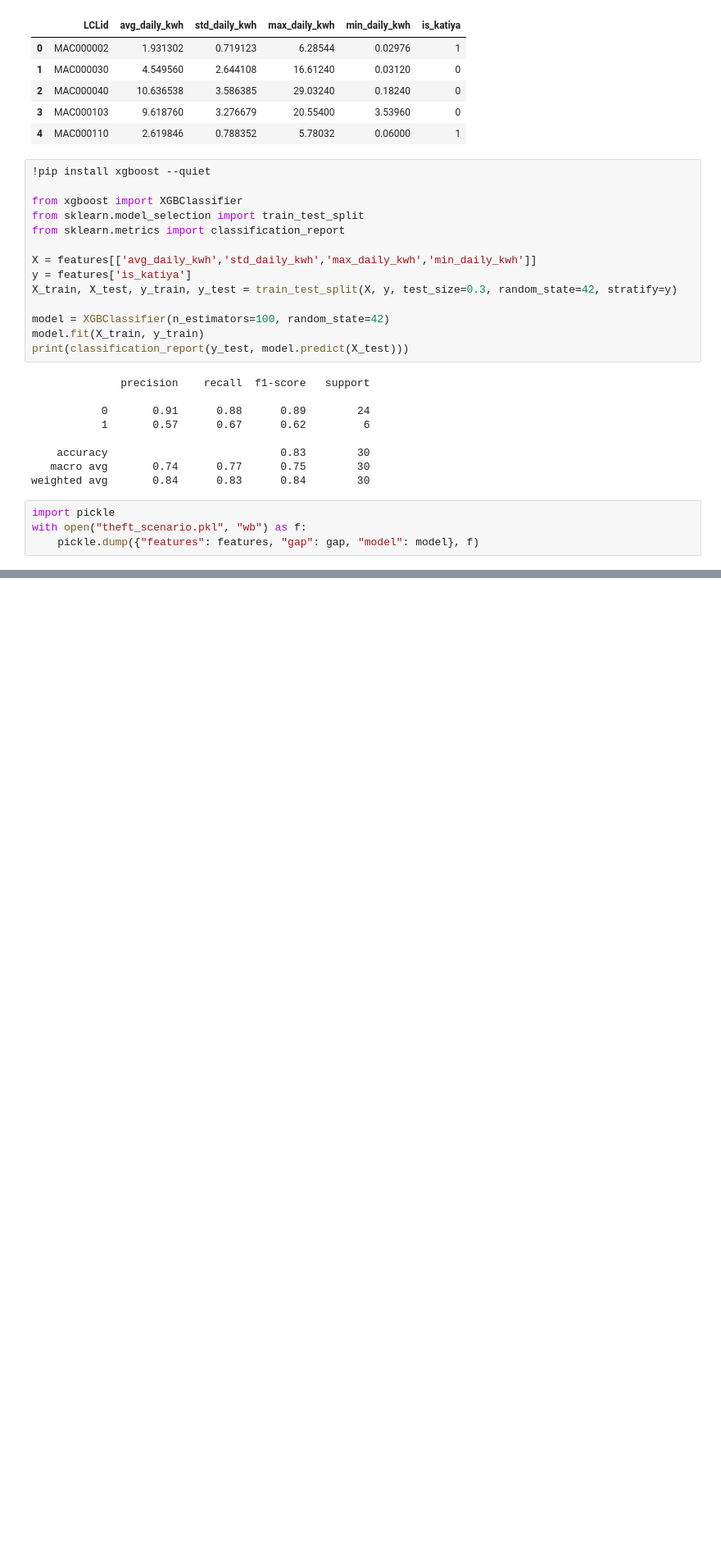
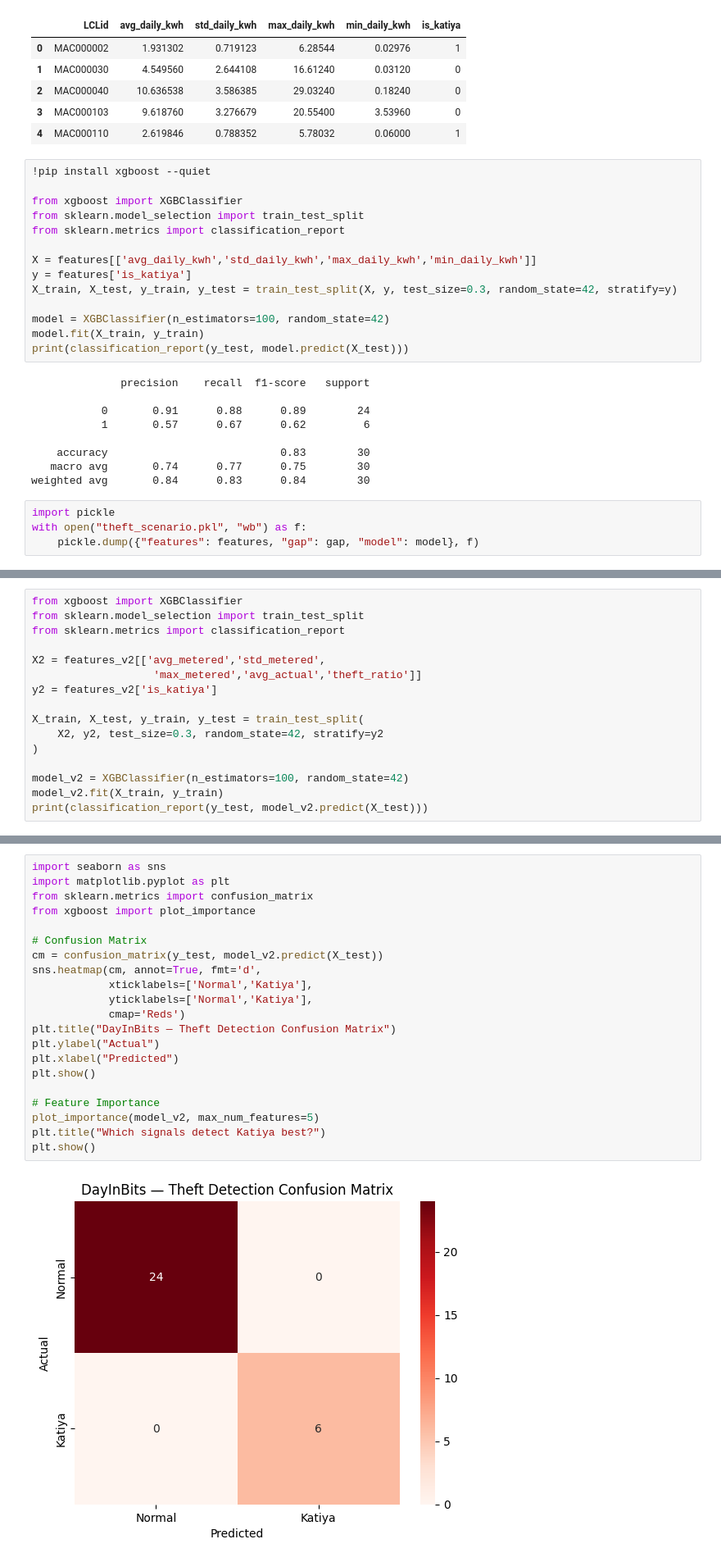
Before and after one commit to parth1rtx/SIH-2026, a Jupyter notebook: dayinbits_week1_1.ipynb, the cells around one changed output, grey strips where cells are left out. Shown at 82% size. Saved outputs shown, nothing was run; the diff lists cells and outputs as text; blank space fills up the shorter version.

Commit message:
XGBOOST Phase over

```diff
--- a/dayinbits_week1_1.ipynb
+++ b/dayinbits_week1_1.ipynb
@@ -292,0 +342,16 @@ with open("theft_scenario.pkl", "wb") as f:
+# %%
+from xgboost import XGBClassifier
+from sklearn.model_selection import train_test_split
+from sklearn.metrics import classification_report
+
+X2 = features_v2[['avg_metered','std_metered',
+                   'max_metered','avg_actual','theft_ratio']]
+y2 = features_v2['is_katiya']
+
+X_train, X_test, y_train, y_test = train_test_split(
+    X2, y2, test_size=0.3, random_state=42, stratify=y2
+)
+
+model_v2 = XGBClassifier(n_estimators=100, random_state=42)
+model_v2.fit(X_train, y_train)
+print(classification_report(y_test, model_v2.predict(X_test)))
@@ -292,0 +367,23 @@ with open("theft_scenario.pkl", "wb") as f:
+# %%
+import seaborn as sns
+import matplotlib.pyplot as plt
+from sklearn.metrics import confusion_matrix
+from xgboost import plot_importance
+
+# Confusion Matrix
+cm = confusion_matrix(y_test, model_v2.predict(X_test))
+sns.heatmap(cm, annot=True, fmt='d',
+            xticklabels=['Normal','Katiya'],
+            yticklabels=['Normal','Katiya'],
+            cmap='Reds')
+plt.title("DayInBits — Theft Detection Confusion Matrix")
+plt.ylabel("Actual")
+plt.xlabel("Predicted")
+plt.show()
+
+# Feature Importance
+plot_importance(model_v2, max_num_features=5)
+plt.title("Which signals detect Katiya best?")
+plt.show()
+# %% [output]
+[figure, added]
```
Also changed, not shown: parts of 11 cells of this notebook.
